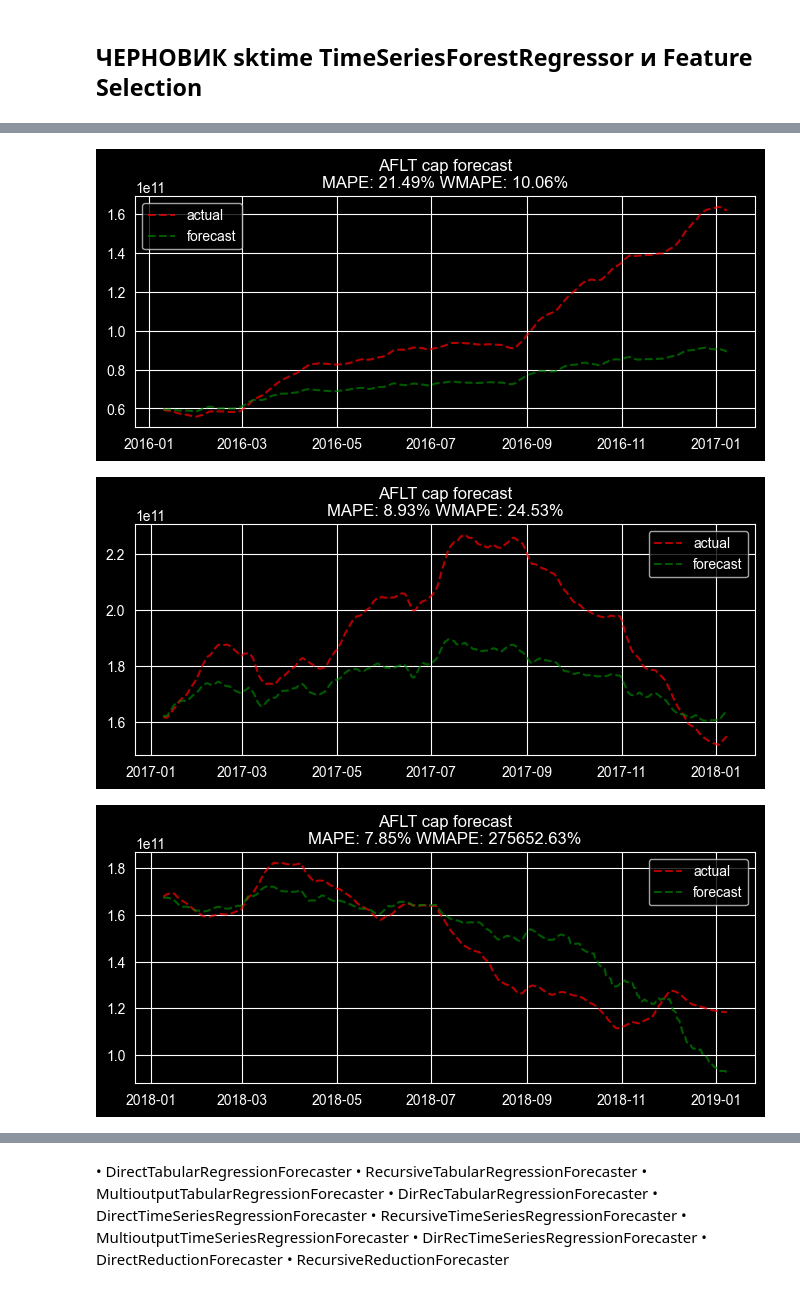
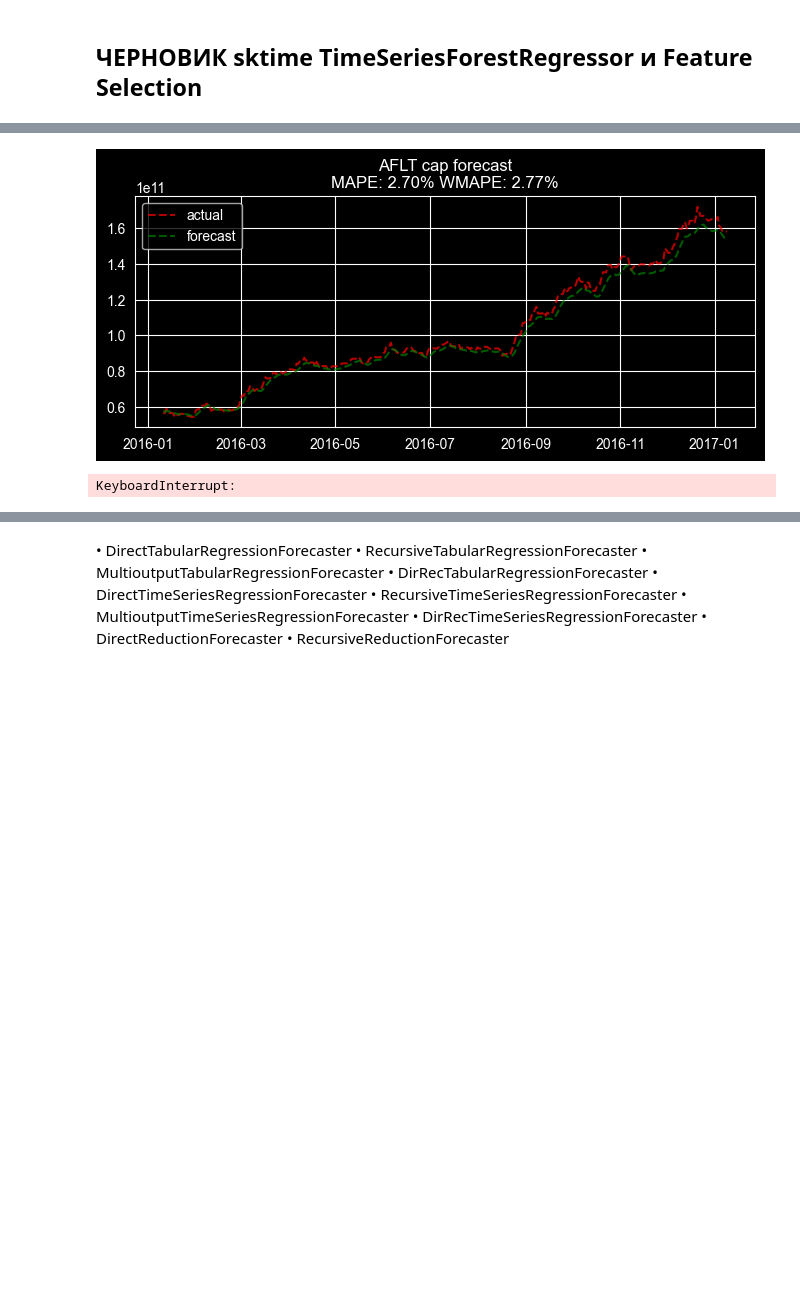
Before and after one commit to alexkobz/vmk_thesis, a Jupyter notebook: notebooks/main.ipynb, the cells around one changed output, grey strips where cells are left out. Drawn from its saved outputs; the diff is of its cells as text; code cells hidden in the pictures; blank space fills up the shorter version.

```diff
--- a/notebooks/main.ipynb
+++ b/notebooks/main.ipynb
@@ -627,32 +341,3 @@ df.to_csv(
 )
 # %% [markdown]
 ## ЧЕРНОВИК sktime TimeSeriesForestRegressor и Feature Selection
-# %%
-import config.config as cfg
-import pandas as pd
-import numpy as np
-
-y_name = 'log_returns_dailycapitalization_1'
-secid = ['secid']
-tradedate = ['tradedate']
-index = secid + tradedate
-pd.set_option("display.max_columns", None)
-
-df = pd.read_csv(
-    cfg.PROJ_ROOT / 'data' / 'processed' / 'dataset_smoothed.csv',
-    nrows=1,
-    # dtype=dtype_dict,
-    sep='\t',
-    # usecols=list(dtype_dict.keys()),
-)
-dtype_dict = {
-    'secid': str,
-    'tradedate': str,  # parse_dates отдельно
-    'dailycapitalization': float,
-    'log_returns_dailycapitalization_1': float,
-    'log_returns_dailycapitalization_5': float,
-    **{col: 'float' for col in df.columns if col.startswith('log_returns_smoothed_')},
-    **{col: 'float' for col in df.columns if col.startswith('cat__')},
-    **{col: 'float' for col in df.columns if col.startswith('mm__')},
-    **{col: 'float' for col in df.columns if col.startswith('st__')},
-}
@@ -689,6 +429,7 @@ df = df[df.index.get_level_values('secid').isin(rows_per_secid[rows_per_secid[0]
 # %%
+from src.forecast import mape_by_secid, wmape
 from src.utils import restore_cap
-from src.evaluate import mape_by_secid, wmape
+# from src.evaluate import mape_by_secid, wmape
 import numpy as np
 import pandas as pd
 import matplotlib.pyplot as plt
@@ -699,7 +440,7 @@ from sktime.forecasting.compose import YfromX
 from sktime.split import ExpandingWindowSplitter
 from sklearn.ensemble import GradientBoostingRegressor
 
-y, X = df[y_name].to_frame("log_return"), df.drop(columns=[y_name, "log_returns_dailycapitalization_1"])
+y, X = df[y_name].to_frame("log_return"), df.drop(columns=[y_name])
 
 reg = GradientBoostingRegressor(n_estimators=100, random_state=42)
 forecaster = YfromX(estimator=reg, pooling="global")
@@ -734,33 +475,32 @@ for fold, (train_idx, test_idx) in enumerate(split_multiindex_by_date(y, cv)):
     y_test = y_test.loc[pd.IndexSlice[secids_keep, :]]
     X_test_m = X_test_m.loc[pd.IndexSlice[secids_keep, :]]
 
     y_train = y_train.loc[pd.IndexSlice[secids_keep, :]]
     X_train_m = X_train_m.loc[pd.IndexSlice[secids_keep, :]]
 
     cap0 = X_test.loc[pd.IndexSlice[secids_keep, :], "dailycapitalization"].groupby(level="secid").first()
 
     fh_rel = ForecastingHorizon(np.arange(1, len(test_dates) + 1), is_relative=True, freq="D")
 
     forecaster.fit(y_train, X_train_m)
     y_pred = forecaster.predict(fh=fh_rel, X=X_test_m)
 
     cap_y_test = restore_cap(y_test.iloc[:, 0], cap0)
     cap_y_pred = restore_cap(y_pred.iloc[:, 0], cap0)
 
     mape_secid = mape_by_secid(cap_y_test, cap_y_pred)
     score = wmape(cap_y_test, cap_y_pred, weights=cap_y_test)
     scores.append(score)
 
     ticker = "AFLT"
     plt.figure(figsize=(8, 3))
     plt.title(f"{ticker} cap forecast\nMAPE: {mape_secid[ticker]*100:.2f}% WMAPE: {score*100:.2f}%")
     plt.plot(cap_y_test.xs(ticker, level="secid"), "r--", alpha=0.7)
     plt.plot(cap_y_pred.xs(ticker, level="secid"), "g--", alpha=0.7)
     plt.legend(["actual", "forecast"])
     plt.show()
 
 np.mean(scores), np.std(scores)
 # %% [output]
-[figure, old version]
+[figure, new version]
-[figure, removed]
-[figure, removed]
+KeyboardInterrupt:
```
Also changed, not shown: parts of 34 cells of this notebook, 1 other file.
